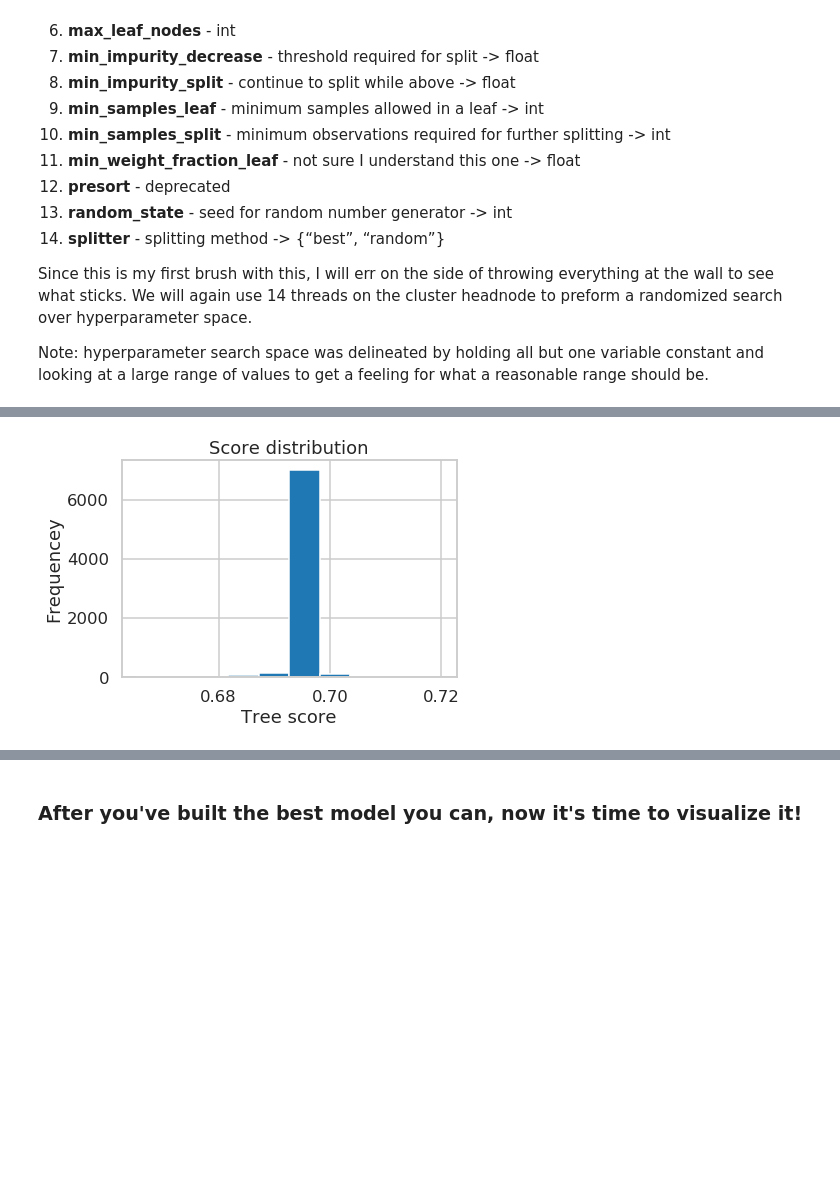
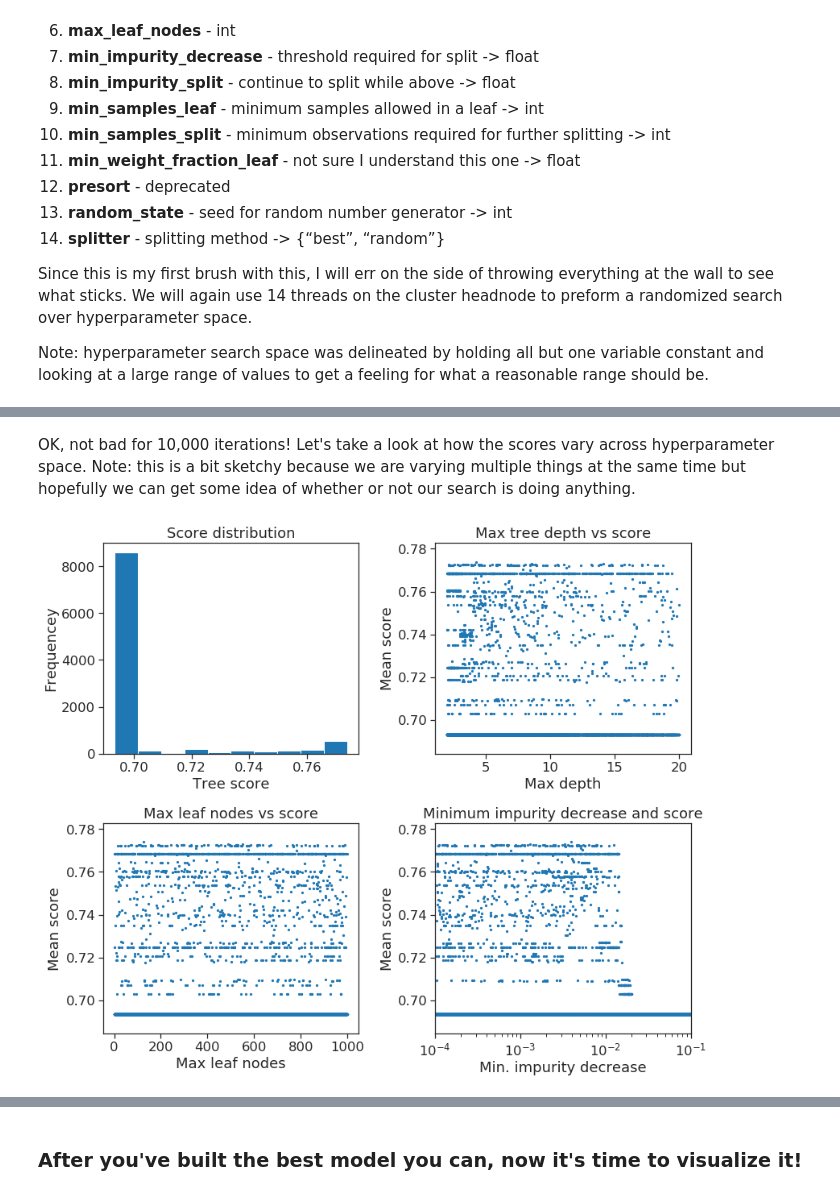
Before and after one commit to gperdrizet/tree-based_algorithms, a Jupyter notebook: Mini_Project_Tree-Based_Algorithms.ipynb, the cells around one changed output, grey strips where cells are left out. Saved outputs shown, nothing was run; the diff lists cells and outputs as text; code cells hidden in the pictures; blank space fills up the shorter version.

```diff
--- a/Mini_Project_Tree-Based_Algorithms.ipynb
+++ b/Mini_Project_Tree-Based_Algorithms.ipynb
@@ -151,23 +176,23 @@ tree_clf = DecisionTreeClassifier()
 
 # hyperparameter distributions
 param_dist = {}
-param_dist = {'max_depth': loguniform(2, 10),
-              'max_features': ['auto', 'sqrt', 'log2', 'None'],
+param_dist = {'max_depth': loguniform(2, 20),
               'max_leaf_nodes': range(2,1000),
-              'min_impurity_decrease': loguniform(0.000000001,0.01),
+              'min_impurity_decrease': loguniform(1e-4,1e-1),
               'min_samples_leaf': range(1,1000),
-              'min_samples_split': range(2,1000)
               }
 
-# run randomized search
-n_iter_search = 50000
+# search settings
+n_iter_search = 10000
 num_jobs = 14
 
+# set up random search with average precision-recall scorer
 random_search = RandomizedSearchCV(tree_clf,
                                    param_distributions=param_dist,
+                                   scoring=make_scorer(average_precision_score),
                                    n_iter=n_iter_search,
                                    n_jobs=num_jobs)
-
+# run and time search
 start = time()
 best_model = random_search.fit(x_train, y_train)
 print("RandomizedSearchCV took %.f min. for %d candidate"
@@ -175,21 +202,37 @@ print("RandomizedSearchCV took %.f min. for %d candidate"
-# %%
-results = pd.DataFrame(random_search.cv_results_).dropna()
-
-# plt.subplots(1,2,figsize=(12,5))
-
-# plt.subplot(1, 2, 1)
-# plt.scatter(results.param_min_samples_split, results.mean_test_score, s=5)
-# plt.xlabel("Min. samples split")
-# plt.ylabel("Mean score")
-# plt.title("Relationship between min. samples split and score")
-
-# plt.subplot(1, 2, 2)
-plt.hist(results.mean_test_score)
-plt.title("Score distribution")
-plt.xlabel("Tree score")
-plt.ylabel("Frequencey")
-
-# plt.tight_layout()
-plt.show()
-# %% [output]
-[figure, removed]
+# %% [markdown]
+OK, not bad for 10,000 iterations! Let's take a look at how the scores vary across hyperparameter space. Note: this is a bit sketchy because we are varying multiple things at the same time but hopefully we can get some idea of whether or not our search is doing anything.
+# %%
+results = pd.DataFrame(random_search.cv_results_).dropna()
+
+plt.subplots(2,2,figsize=(12,10))
+
+plt.subplot(2, 2, 1)
+plt.hist(results.mean_test_score)
+plt.title("Score distribution")
+plt.xlabel("Tree score")
+plt.ylabel("Frequencey")
+
+plt.subplot(2, 2, 2)
+plt.scatter(results.param_max_depth, results.mean_test_score, s=5)
+plt.xlabel("Max depth")
+plt.ylabel("Mean score")
+plt.title("Max tree depth vs score")
+
+plt.subplot(2, 2, 3)
+plt.scatter(results.param_max_leaf_nodes, results.mean_test_score, s=5)
+plt.xlabel("Max leaf nodes")
+plt.ylabel("Mean score")
+plt.title("Max leaf nodes vs score")
+
+plt.subplot(2, 2, 4)
+plt.scatter(results.param_min_impurity_decrease, results.mean_test_score, s=5)
+plt.xlabel("Min. impurity decrease")
+plt.ylabel("Mean score")
+plt.title("Minimum impurity decrease and score")
+plt.xscale('log')
+plt.xlim(1e-4,1e-1)
+
+plt.tight_layout()
+plt.show()
+# %% [output]
+[figure, added]
```
Also changed, not shown: parts of 40 cells of this notebook.
